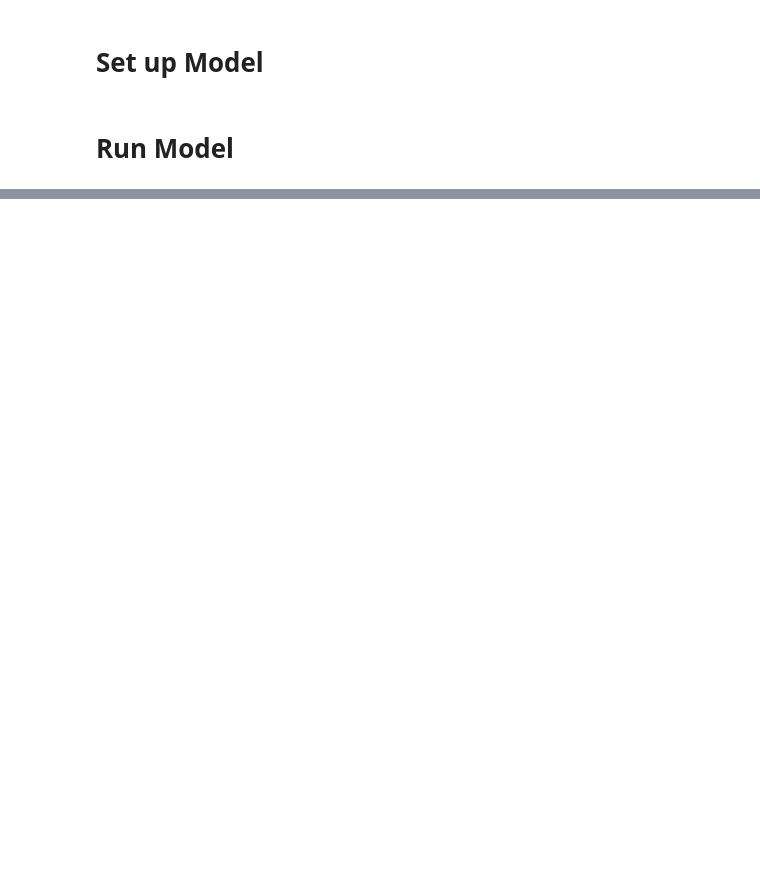
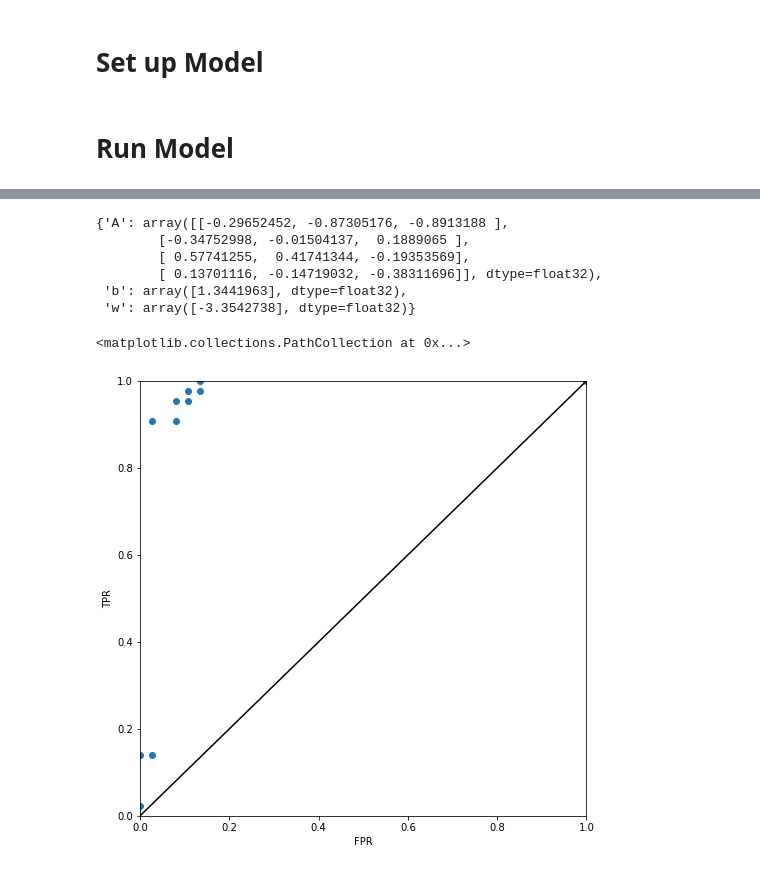
Before and after one commit to chrismbryant/anchor-vector-optimization, a Jupyter notebook: w2v test.ipynb, the cells around one changed output, grey strips where cells are left out. Saved outputs shown, nothing was run; the diff lists cells and outputs as text; code cells hidden in the pictures; blank space fills up the shorter version.

```diff
--- a/w2v test.ipynb
+++ b/w2v test.ipynb
@@ -471,0 +415,23 @@ Parameters have been trained!
+# %%
+params
+# %% [output]
+{'A': array([[-0.29652452, -0.87305176, -0.8913188 ],
+        [-0.34752998, -0.01504137,  0.1889065 ],
+        [ 0.57741255,  0.41741344, -0.19353569],
+        [ 0.13701116, -0.14719032, -0.38311696]], dtype=float32),
+ 'b': array([1.3441963], dtype=float32),
+ 'w': array([-3.3542738], dtype=float32)}
+# %%
+fpr, tpr, thresh = roc_curve(Y_test.flatten().tolist(), pred.flatten().tolist())
+
+fig = plt.figure(figsize = (8, 8))
+ax = fig.add_subplot(1, 1, 1)
+ax.set_xlim(0, 1)
+ax.set_ylim(0, 1)
+plt.xlabel("FPR")
+plt.ylabel("TPR")
+plt.plot([0, 1], [0, 1], 'k')
+plt.scatter(fpr, tpr)
+# %% [output]
+<matplotlib.collections.PathCollection at 0x...>
+[figure, added]
```
Also changed, not shown: parts of 16 cells of this notebook.
